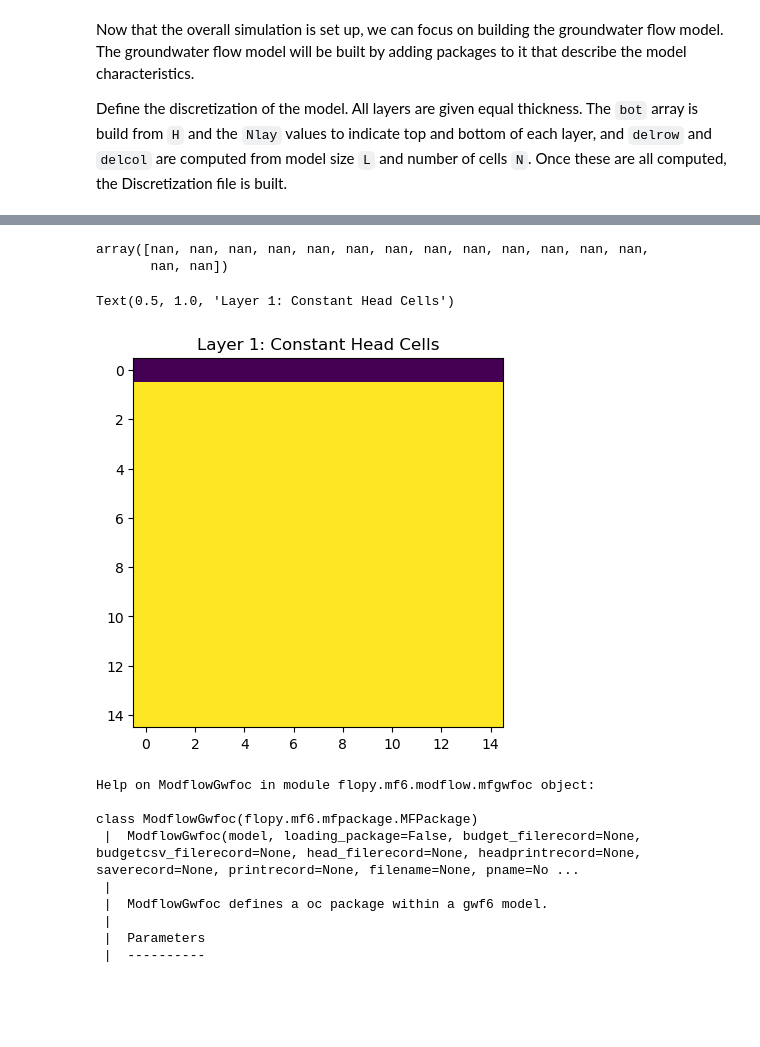
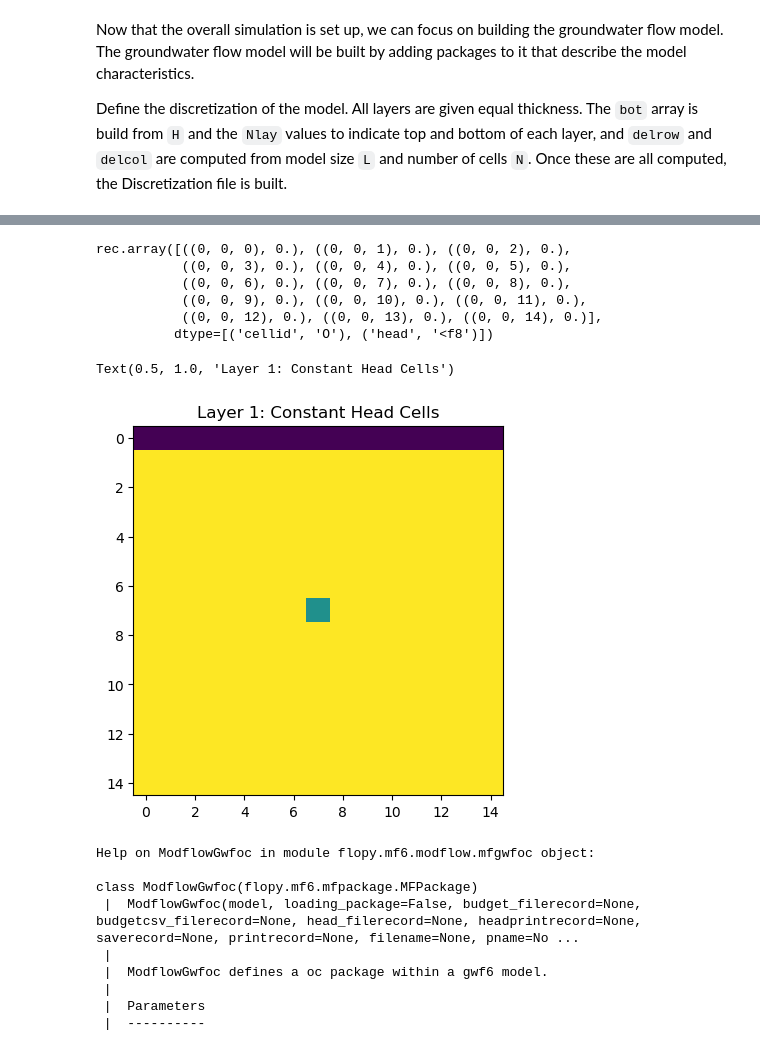
Before and after one commit to snoorduijn/flopy_example, a Jupyter notebook: mf6_simple_model_example_00.ipynb, the cells around one changed output, grey strips where cells are left out. Drawn from its saved outputs; the diff is of its cells as text; code cells hidden in the pictures; blank space fills up the shorter version.

```diff
--- a/mf6_simple_model_example_00.ipynb
+++ b/mf6_simple_model_example_00.ipynb
@@ -74,0 +69,7 @@ ims = flopy.mf6.modflow.mfims.ModflowIms(sim, pname="ims", complexity="SIMPLE")
+# %%
+# Create the Flopy temporal discretization object
+ntimesteps = 19
+tdis = flopy.mf6.modflow.mftdis.ModflowTdis(
+    sim, pname="tdis", time_units="DAYS", nper=1, perioddata=[(3650, ntimesteps, 1.5)],
+
+)
@@ -124,8 +127,8 @@ WARNING: Unable to resolve dimension of ('gwf6', 'sto', 'griddata', 'sy', 'sy')
 # Create the well package
 tdis.nper
 stress_period_data = {}
-for p in range(nper):
-    stress_period_data[p] = [(0, 7, 7),-600.,"well_01"]
+for p in range(tdis.nper.array):
+    stress_period_data[p] = [0, 7, 7,-600.,'well_00']
 
 wel = flopy.mf6.ModflowGwfwel(
     gwf,
@@ -133,10 +136,12 @@ wel = flopy.mf6.ModflowGwfwel(
     print_input=True,
     print_flows=True,
     #auxiliary=[("var1")],
-    maxbound=19,
+    maxbound=len(stress_period_data),
     stress_period_data=stress_period_data,
     boundnames=True,
     save_flows=True,
 )
+
+ra_wel = wel.stress_period_data.get_data(key=0)
 # %% [output]
 WARNING: Package with name wel already exists. Replacing existing package.
@@ -154,12 +154,12 @@ Additional Information:
 # Remember that these must be zero-based indices!
 chd_rec = []
 for col in range(0, ncol):
-    chd_rec.append(((0, 0, col),(0, 0, col), const_head))
+    chd_rec.append([0, 0, col, const_head])
 
-chd = flopy.mf6.modflow.mfgwfchd.ModflowGwfchd(
+chd = flopy.mf6.ModflowGwfchd(
     gwf,
     pname="chd",
     maxbound=len(chd_rec),
-    stress_period_data=chd_rec,
+    stress_period_data={0: chd_rec},
     save_flows=True,
 )
@@ -173,26 +168,32 @@ WARNING: Unable to resolve dimension of ('gwf6', 'chd', 'period', 'stress_period
 # array, also called a recarray.  We can get a pointer to the
 # recarray for the first stress period (iper = 0) as follows.
 iper = 0
-ra = chd.stress_period_data.get_data(key=iper)
-ra.head
+ra = chd.stress_period_data.get_data(key=0)
+ra
 # %% [output]
-array([nan, nan, nan, nan, nan, nan, nan, nan, nan, nan, nan, nan, nan,
-       nan, nan])
+rec.array([((0, 0, 0), 0.), ((0, 0, 1), 0.), ((0, 0, 2), 0.),
+           ((0, 0, 3), 0.), ((0, 0, 4), 0.), ((0, 0, 5), 0.),
+           ((0, 0, 6), 0.), ((0, 0, 7), 0.), ((0, 0, 8), 0.),
+           ((0, 0, 9), 0.), ((0, 0, 10), 0.), ((0, 0, 11), 0.),
+           ((0, 0, 12), 0.), ((0, 0, 13), 0.), ((0, 0, 14), 0.)],
+          dtype=[('cellid', 'O'), ('head', '<f8')])
 # %%
 # We can make a quick plot to show where our constant
 # heads are located by creating an integer array
 # that starts with ones everywhere, but is assigned
 # a -1 where chds are located
 ibd = np.ones((nlay, nrow, ncol), dtype=int)
-for k, i, j in ra["cellid_0"]:
+for k, i, j in ra["cellid"]:
     ibd[k, i, j] = -1
 
+for k, i, j in ra_wel["cellid"]:
+    ibd[k, i, j] = 0
 
 plt.imshow(ibd[0, :, :], interpolation="none")
 plt.title("Layer {}: Constant Head Cells".format(1))
 # %% [output]
 Text(0.5, 1.0, 'Layer 1: Constant Head Cells')
-[figure, old version]
+[figure, new version]
 # %%
 # Create the output control package
 headfile = "{}.hds".format(gwf_name)
```
Also changed, not shown: parts of 21 cells of this notebook, 22 other files.
